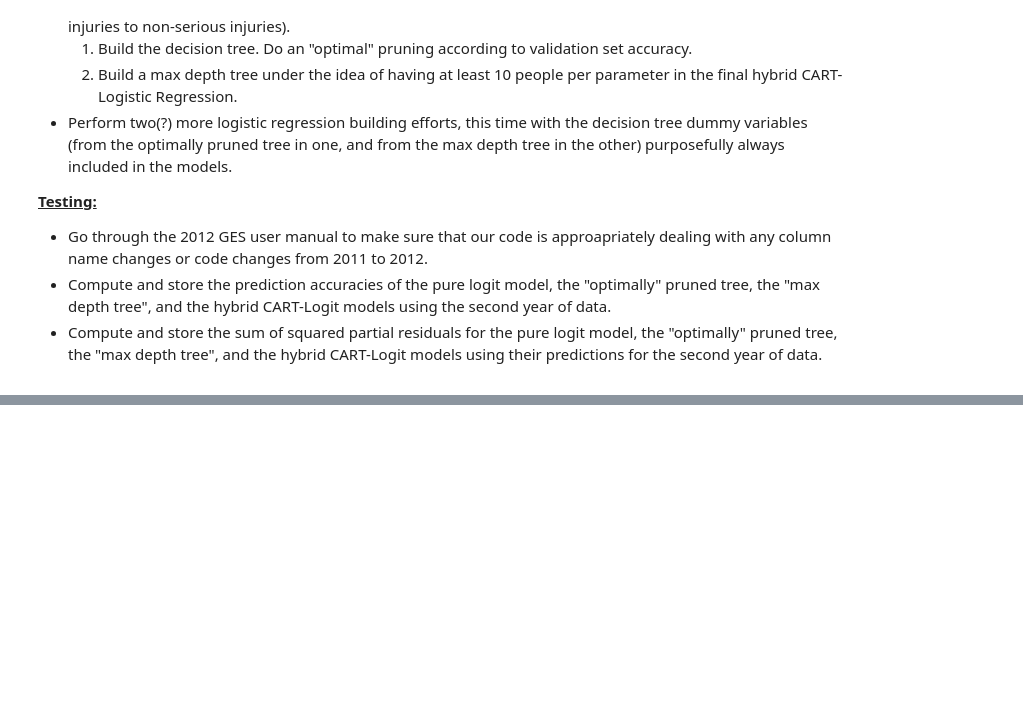
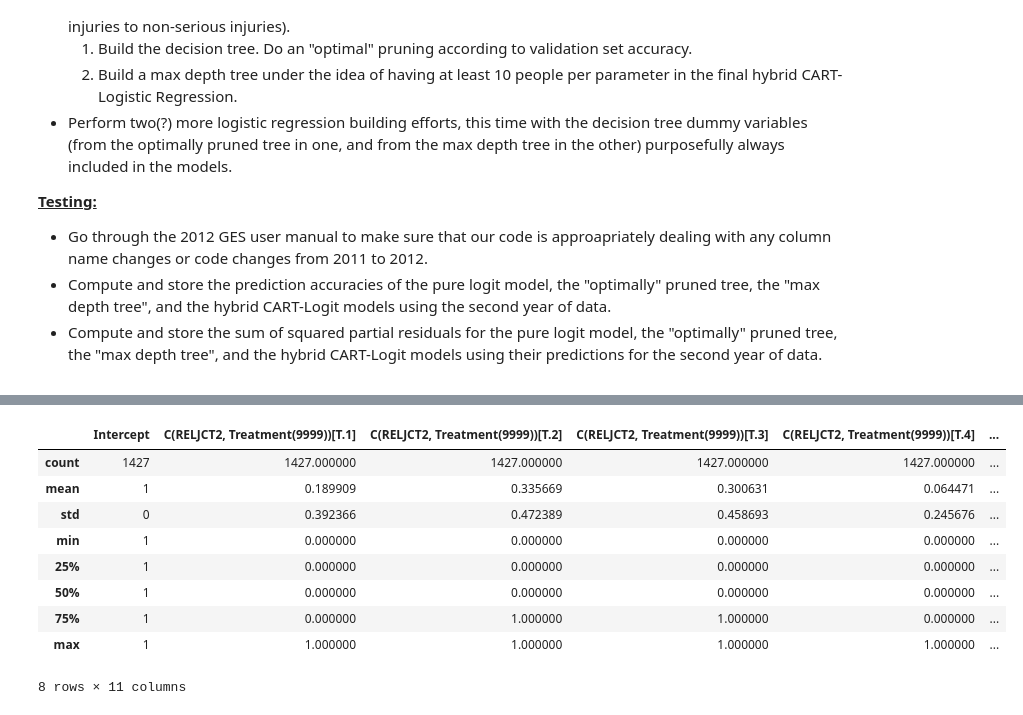
Before and after one commit to fagan2888/cs289_final_project, a Jupyter notebook: basic_categorical_variable_split.ipynb, the cells around one changed output, grey strips where cells are left out. Drawn from its saved outputs; the diff is of its cells as text; code cells hidden in the pictures; blank space fills up the shorter version.

```diff
--- a/basic_categorical_variable_split.ipynb
+++ b/basic_categorical_variable_split.ipynb
@@ -117,0 +156,13 @@ DesignMatrix with shape (1427, 11)
+# %%
+t1.describe()
+# %% [output]
+|  | Intercept | C(RELJCT2, Treatment(9999))[T.1] | C(RELJCT2, Treatment(9999))[T.2] | C(RELJCT2, Treatment(9999))[T.3] | C(RELJCT2, Treatment(9999))[T.4] | ... |
+| count | 1427 | 1427.000000 | 1427.000000 | 1427.000000 | 1427.000000 | ... |
+| mean | 1 | 0.189909 | 0.335669 | 0.300631 | 0.064471 | ... |
+| std | 0 | 0.392366 | 0.472389 | 0.458693 | 0.245676 | ... |
+| min | 1 | 0.000000 | 0.000000 | 0.000000 | 0.000000 | ... |
+| 25% | 1 | 0.000000 | 0.000000 | 0.000000 | 0.000000 | ... |
+| 50% | 1 | 0.000000 | 0.000000 | 0.000000 | 0.000000 | ... |
+| 75% | 1 | 0.000000 | 1.000000 | 1.000000 | 0.000000 | ... |
+| max | 1 | 1.000000 | 1.000000 | 1.000000 | 1.000000 | ... |
+8 rows × 11 columns
```
Also changed, not shown: parts of 15 cells of this notebook, 14 other files.
